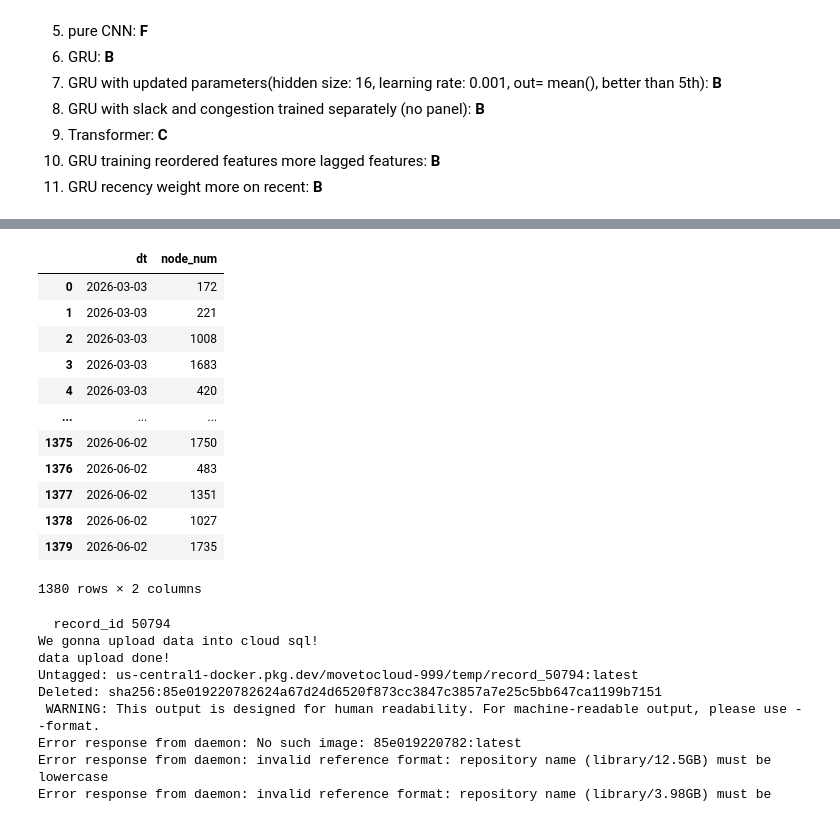
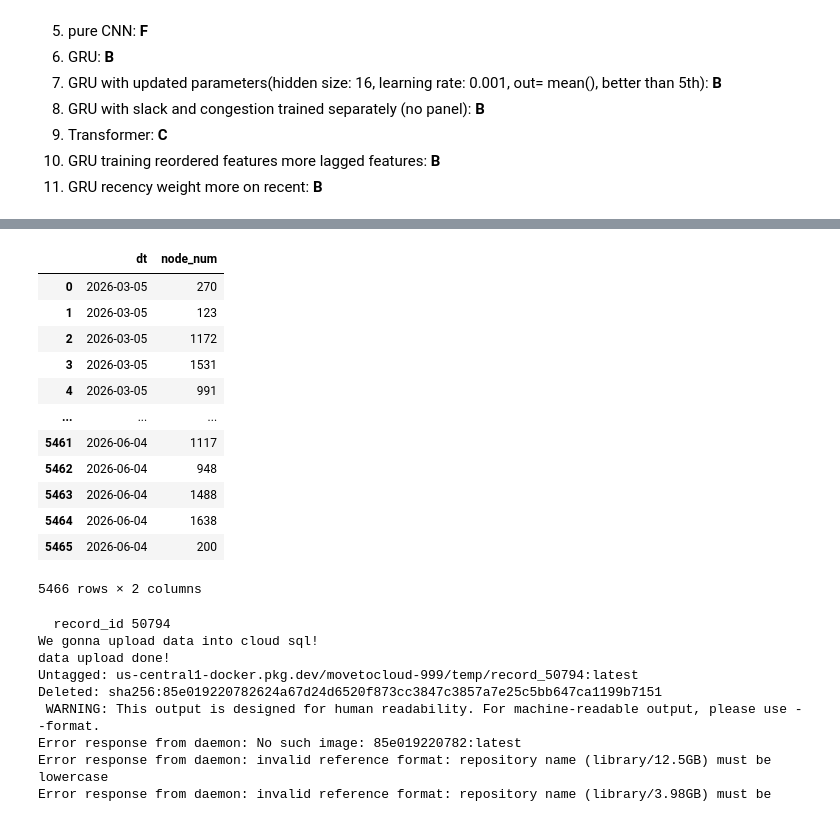
Before and after one commit to qingcheng-rgb/Qingcheng, a Jupyter notebook: QCTest/Ultra/Backtester.ipynb, the cells around one changed output, grey strips where cells are left out. Cells and saved outputs as stored; diff of their text form; code cells hidden in the pictures.

```diff
--- a/QCTest/Ultra/Backtester.ipynb
+++ b/QCTest/Ultra/Backtester.ipynb
@@ -89,17 +89,17 @@ The autoreload extension is already loaded. To reload it, use:
 # %%
-select_unique_nodes_across_dates('2026-03-03','2026-06-02',15,True)
+select_unique_nodes_across_dates('2026-03-05','2026-06-04',60,True)
 # %% [output]
 |  | dt | node_num |
-| 0 | 2026-03-03 | 172 |
-| 1 | 2026-03-03 | 221 |
-| 2 | 2026-03-03 | 1008 |
-| 3 | 2026-03-03 | 1683 |
-| 4 | 2026-03-03 | 420 |
+| 0 | 2026-03-05 | 270 |
+| 1 | 2026-03-05 | 123 |
+| 2 | 2026-03-05 | 1172 |
+| 3 | 2026-03-05 | 1531 |
+| 4 | 2026-03-05 | 991 |
 | ... | ... | ... |
-| 1375 | 2026-06-02 | 1750 |
-| 1376 | 2026-06-02 | 483 |
-| 1377 | 2026-06-02 | 1351 |
-| 1378 | 2026-06-02 | 1027 |
-| 1379 | 2026-06-02 | 1735 |
+| 5461 | 2026-06-04 | 1117 |
+| 5462 | 2026-06-04 | 948 |
+| 5463 | 2026-06-04 | 1488 |
+| 5464 | 2026-06-04 | 1638 |
+| 5465 | 2026-06-04 | 200 |
-1380 rows × 2 columns
+5466 rows × 2 columns
 # %%
```
Also changed, not shown: parts of 2 cells of this notebook.
